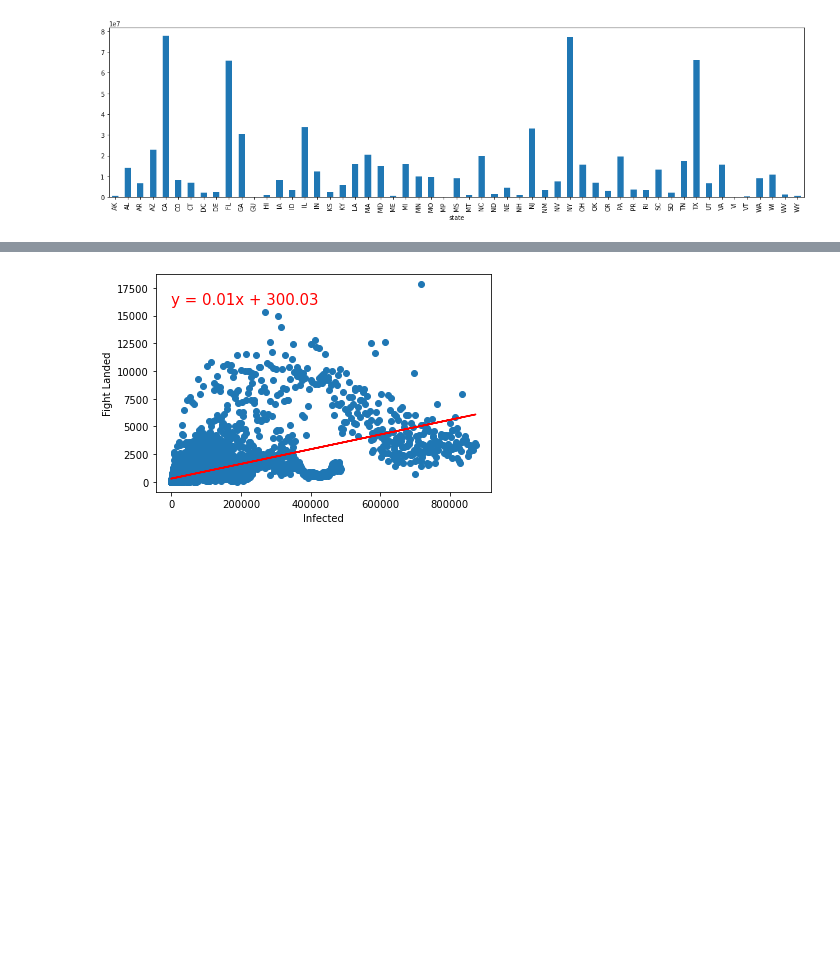
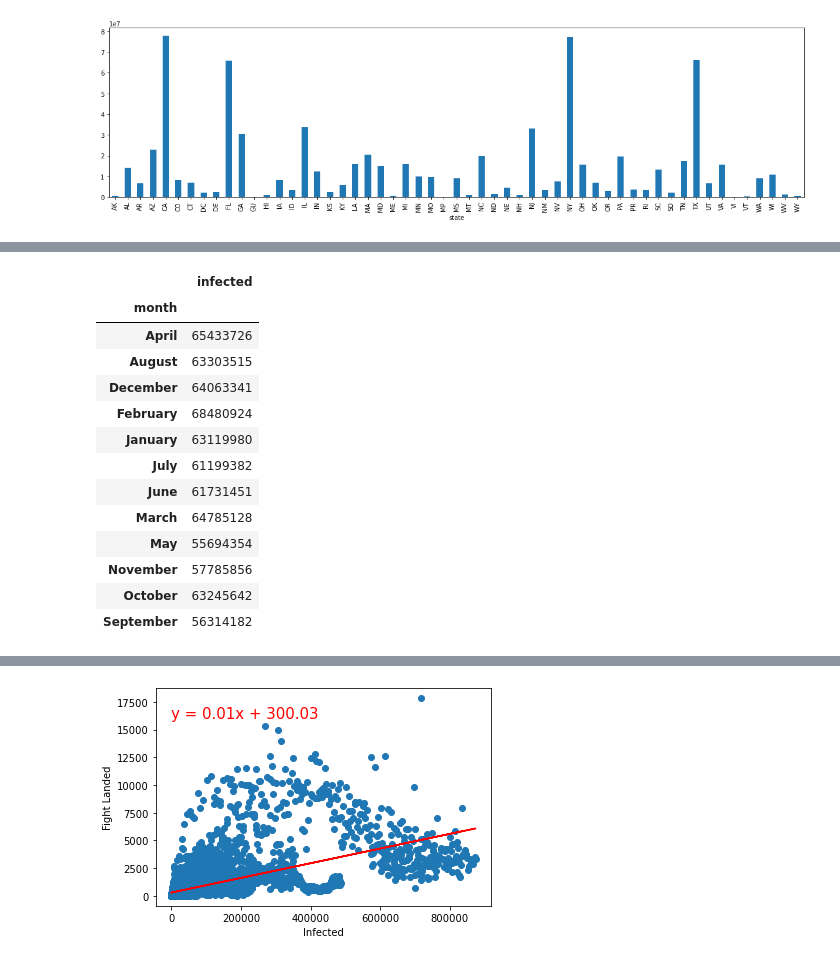
Before and after one commit to MersedehSP/Covid_Analyzer, a Jupyter notebook: graph_msp.ipynb, the cells around one changed output, grey strips where cells are left out. Saved outputs shown, nothing was run; the diff lists cells and outputs as text; code cells hidden in the pictures; blank space fills up the shorter version.

```diff
--- a/graph_msp.ipynb
+++ b/graph_msp.ipynb
@@ -52,0 +93,25 @@ print(state_gb)
+# %%
+reduced_data = corrected_data_df[["state", "month", "infected"]]
+reduced_data
+month_list = reduced_data["month"].unique()
+month_list
+state_list = reduced_data["state"].unique()
+state_list
+month_gb = reduced_data.groupby(["month"])
+sum_month = month_gb.sum()
+sum_month
+# %% [output]
+|  | infected |
+| month |  |
+| April | 65433726 |
+| August | 63303515 |
+| December | 64063341 |
+| February | 68480924 |
+| January | 63119980 |
+| July | 61199382 |
+| June | 61731451 |
+| March | 64785128 |
+| May | 55694354 |
+| November | 57785856 |
+| October | 63245642 |
+| September | 56314182 |
```
Also changed, not shown: parts of 7 cells of this notebook.
